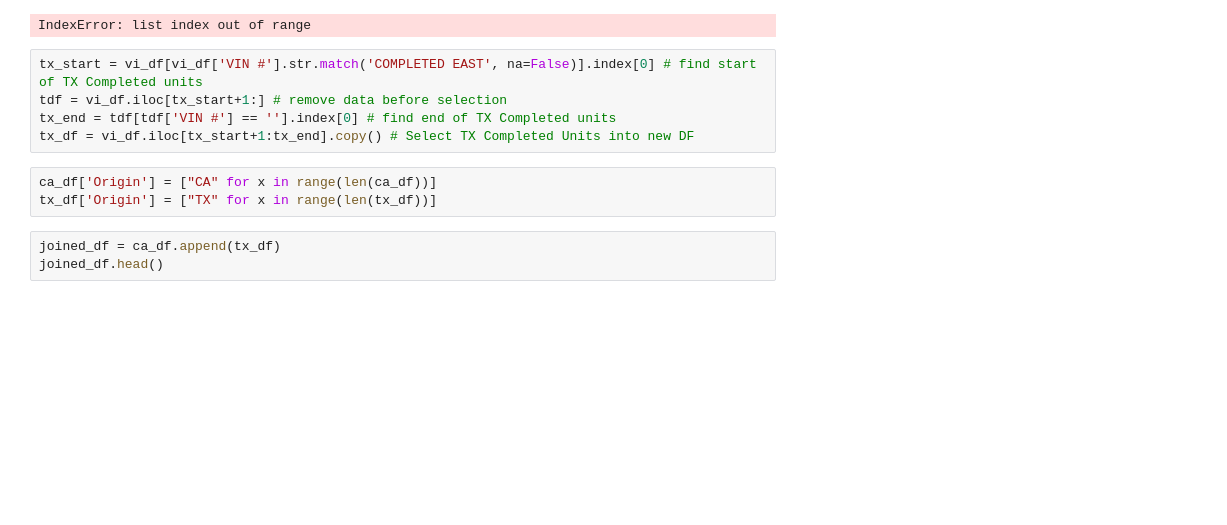
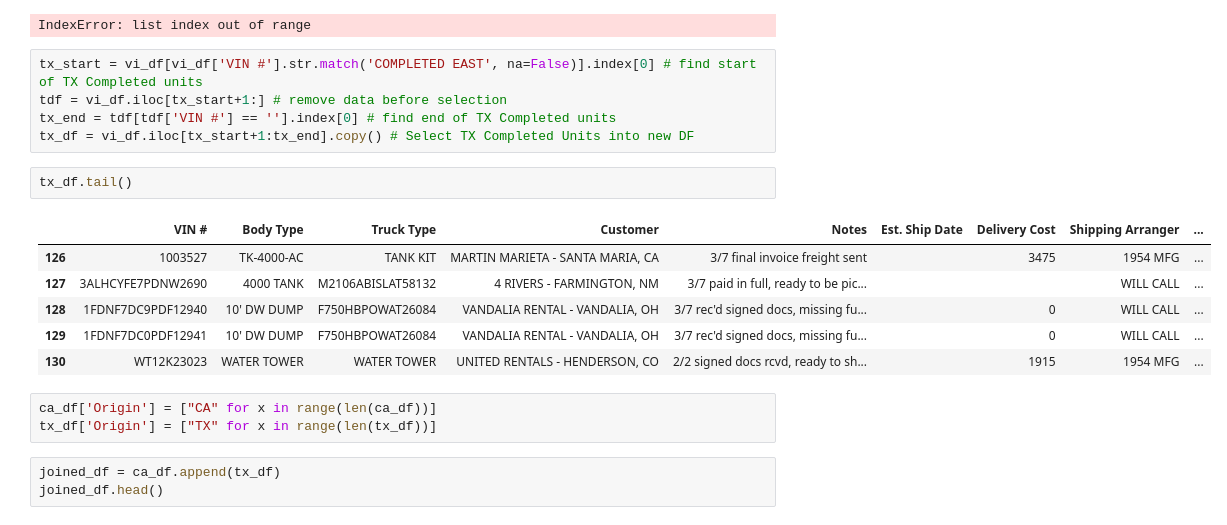
Before and after one commit to Jforbus/shipping_automation, a Jupyter notebook: shipping_bot_testing.ipynb, the cells around one changed output. Drawn from its saved outputs; the diff is of its cells as text; blank space fills up the shorter version.

```diff
--- a/shipping_bot_testing.ipynb
+++ b/shipping_bot_testing.ipynb
@@ -130,6 +130,15 @@ tx_start = vi_df[vi_df['VIN #'].str.match('COMPLETED EAST', na=False)].index[0]
 tdf = vi_df.iloc[tx_start+1:] # remove data before selection
 tx_end = tdf[tdf['VIN #'] == ''].index[0] # find end of TX Completed units
 tx_df = vi_df.iloc[tx_start+1:tx_end].copy() # Select TX Completed Units into new DF
+# %%
+tx_df.tail()
+# %% [output]
+|  | VIN # | Body Type | Truck Type | Customer | Notes | Est. Ship Date | Delivery Cost | Shipping Arranger | ... |
+| 126 | 1003527 | TK-4000-AC | TANK KIT | MARTIN MARIETA - SANTA MARIA, CA | 3/7 final invoice freight sent |  | 3475 | 1954 MFG | ... |
+| 127 | 3ALHCYFE7PDNW2690 | 4000 TANK | M2106ABISLAT58132 | 4 RIVERS - FARMINGTON, NM | 3/7 paid in full, ready to be pic... |  |  | WILL CALL | ... |
+| 128 | 1FDNF7DC9PDF12940 | 10' DW DUMP | F750HBPOWAT26084 | VANDALIA RENTAL - VANDALIA, OH | 3/7 rec'd signed docs, missing fu... |  | 0 | WILL CALL | ... |
+| 129 | 1FDNF7DC0PDF12941 | 10' DW DUMP | F750HBPOWAT26084 | VANDALIA RENTAL - VANDALIA, OH | 3/7 rec'd signed docs, missing fu... |  | 0 | WILL CALL | ... |
+| 130 | WT12K23023 | WATER TOWER | WATER TOWER | UNITED RENTALS - HENDERSON, CO | 2/2 signed docs rcvd, ready to sh... |  | 1915 | 1954 MFG | ... |
 # %%
 ca_df['Origin'] = ["CA" for x in range(len(ca_df))]
 tx_df['Origin'] = ["TX" for x in range(len(tx_df))]
```
Also changed, not shown: parts of 4 cells of this notebook, 1 other file.
